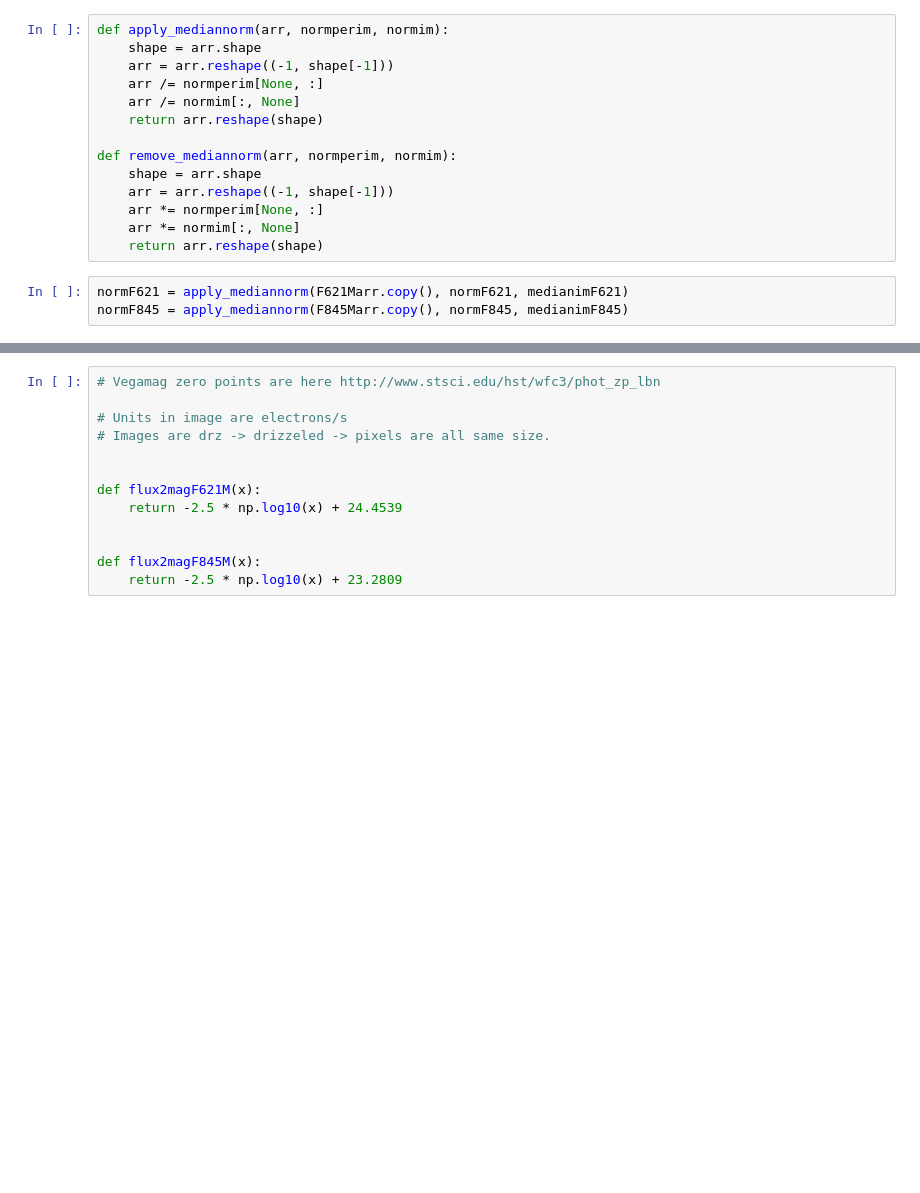
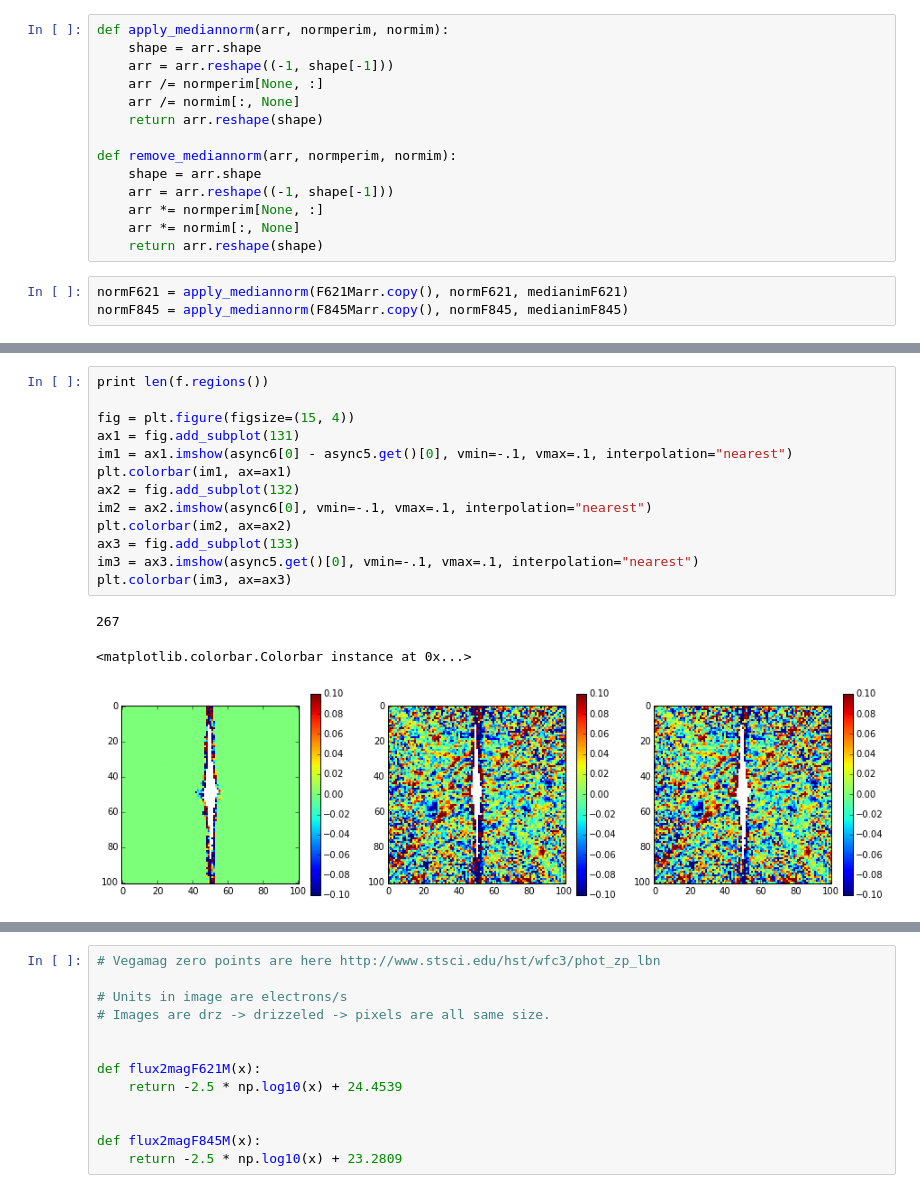
Before and after one commit to hamogu/Cepheids, a Jupyter notebook: snapshotprogram.ipynb, the cells around one changed output, grey strips where cells are left out. Cells and saved outputs as stored; diff of their text form; blank space fills up the shorter version.

```diff
--- a/snapshotprogram.ipynb
+++ b/snapshotprogram.ipynb
@@ -114,0 +161,17 @@ AttributeError: 'function' object has no attribute 'map'
+# %%
+print len(f.regions())
+
+fig = plt.figure(figsize=(15, 4))
+ax1 = fig.add_subplot(131)
+im1 = ax1.imshow(async6[0] - async5.get()[0], vmin=-.1, vmax=.1, interpolation="nearest")
+plt.colorbar(im1, ax=ax1)
+ax2 = fig.add_subplot(132)
+im2 = ax2.imshow(async6[0], vmin=-.1, vmax=.1, interpolation="nearest")
+plt.colorbar(im2, ax=ax2)
+ax3 = fig.add_subplot(133)
+im3 = ax3.imshow(async5.get()[0], vmin=-.1, vmax=.1, interpolation="nearest")
+plt.colorbar(im3, ax=ax3)
+# %% [output]
+267
+<matplotlib.colorbar.Colorbar instance at 0x...>
+[figure, added]
```
Also changed, not shown: parts of 9 cells of this notebook.
